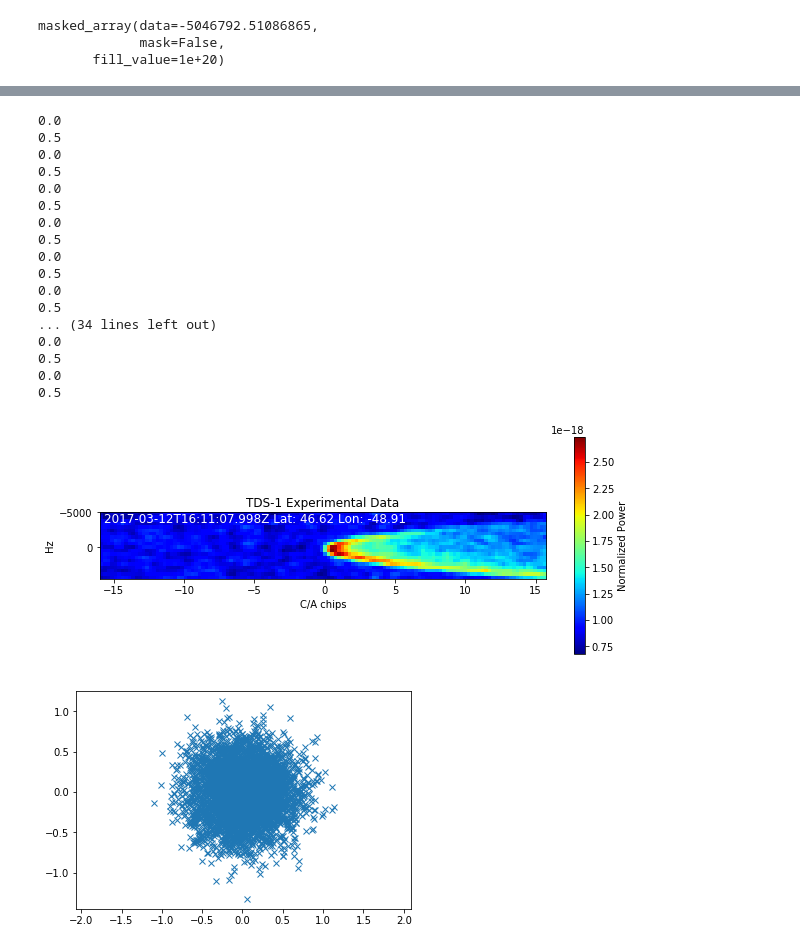
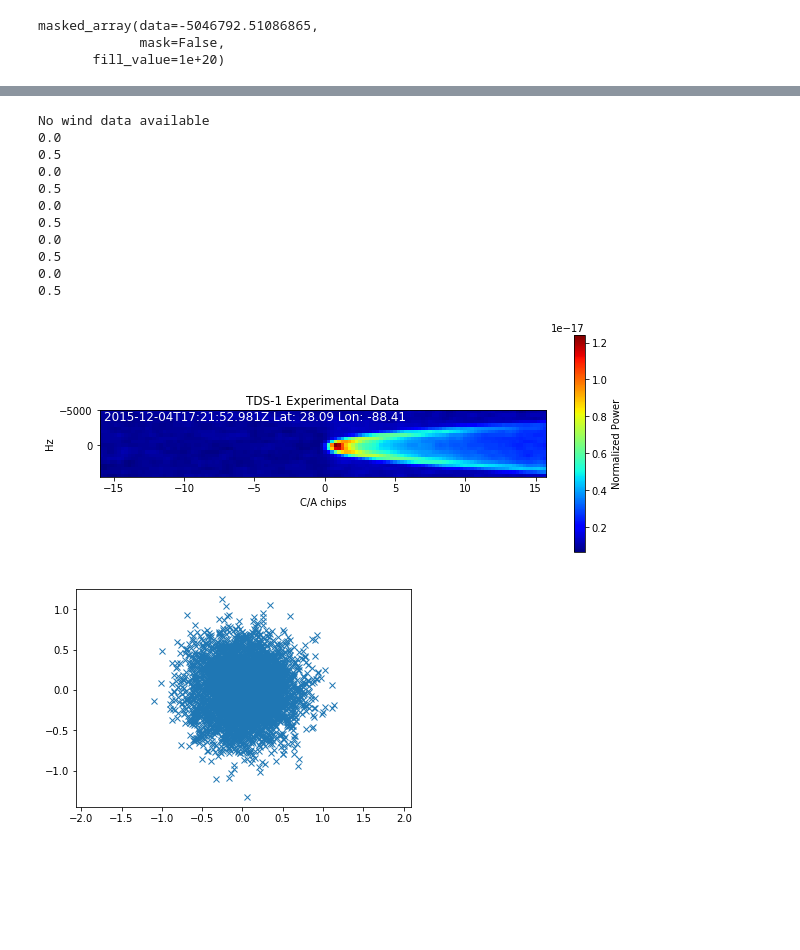
Before and after one commit to blasco/GNSS-R-DDM-Simulator, a Jupyter notebook: src/gnssr/tds/Untitled.ipynb, the cells around one changed output, grey strips where cells are left out. Saved outputs shown, nothing was run; the diff lists cells and outputs as text; code cells hidden in the pictures; blank space fills up the shorter version.

```diff
--- a/src/gnssr/tds/Untitled.ipynb
+++ b/src/gnssr/tds/Untitled.ipynb
@@ -151,7 +151,7 @@ masked_array(data=-5046792.51086865,
 # %%
 file_root_name = '2017-03-12-H18'
 target = targets['hibernia']
-group = '000035'
+group = '000105'
 index = 675-30
 
 tds = tds_data(file_root_name, group, index)
@@ -378,21 +377,16 @@ delay_chip = sim_config.delay_chip
 sim_config.u_10 = 3.04
 sim_config.phi_0 = -83*np.pi/180
 
-file_root_name = '2015-04-01-H00'
-target = targets['hibernia']
-group = '000095'
-index = 415
-
-file_root_name = '2017-03-12-H18'
-target = targets['hibernia']
-group = '000035'
-index = 675
+file_root_name = '2015-12-04-H18'
+target = targets['devils_tower']
+group = '000066'
+index =  385
 
 tds = tds_data(file_root_name, group, index)
 
 # Sea clutter estimation.
 p = target_processor();
-for i in range(index - 50, index + 5):
+for i in range(index - 30, index + 5):
     tds.set_group_index(group,i)
     ddm = normalize(tds.rootgrp.groups[group].variables['DDM'][i].data)*tds.peak_power()
     p.process_ddm(ddm)
@@ -420,41 +414,35 @@ delay_resolution = sim_config.delay_resolution
 sim_config.delay_increment_start = delay_start*delay_chip + 2*delay_resolution
 sim_config.delay_increment_end = delay_end*delay_chip
 sim_config.doppler_increment_start = -5000
 sim_config.doppler_increment_end = 5000
 
 doppler_increment_start = sim_config.doppler_increment_start
 doppler_increment_end = sim_config.doppler_increment_end
 doppler_resolution = sim_config.doppler_resolution
 
 fig_tds, ax_tds = plt.subplots(1,figsize=(10, 4))
 plt.title('TDS-1 Experimental Data')
 plt.xlabel('C/A chips')
 plt.ylabel('Hz')
 contour_ddm = ax_tds.imshow(p.sea_clutter, cmap='jet',
         extent=(delay_start, delay_end, doppler_end, doppler_start),
         aspect=(number_of_doppler_pixels/number_of_delay_pixels)/np.abs(doppler_start/delay_start)
         )
 t = plt.text(0.01, 0.85, string, {'color': 'w', 'fontsize': 12}, transform=ax_tds.transAxes)
 cbar = fig_tds.colorbar(contour_ddm, label='Normalized Power')
 # %% [output]
+No wind data available
 0.0
 0.5
 0.0
 0.5
 0.0
 0.5
 0.0
 0.5
 0.0
 0.5
-0.0
-0.5
-... (34 lines left out)
-0.0
-0.5
-0.0
-0.5
-[figure, old version]
+[figure, new version]
 # %%
 import matplotlib.pyplot as plt
 x,y = np.random.multivariate_normal([0,0],0.1*np.eye(2),5000).T
```
Also changed, not shown: parts of 3 cells of this notebook, 5 other files.
